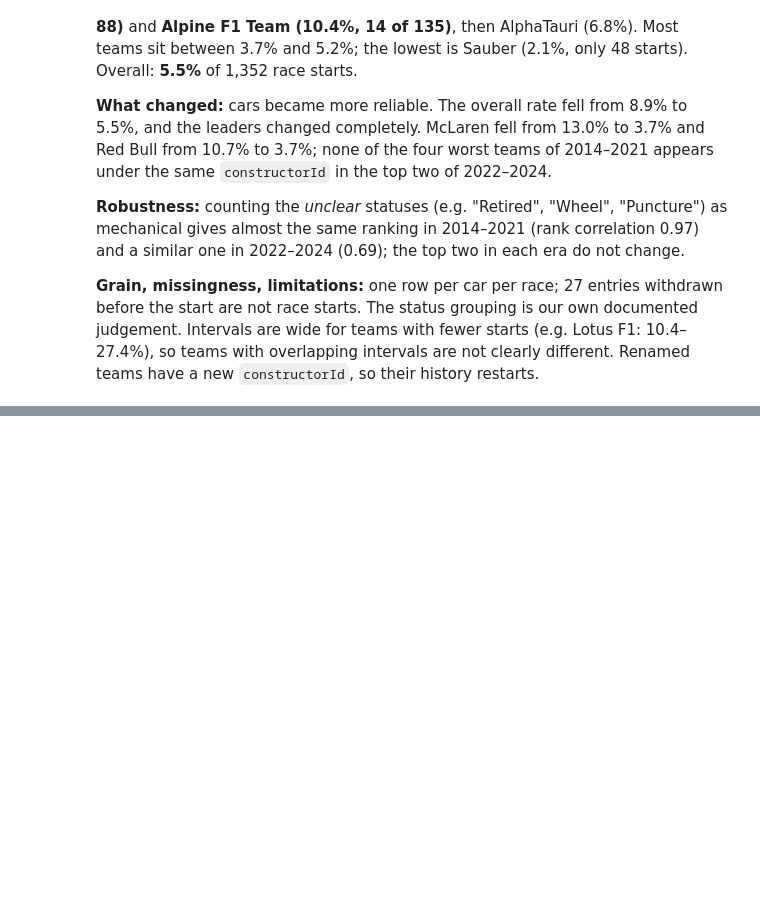
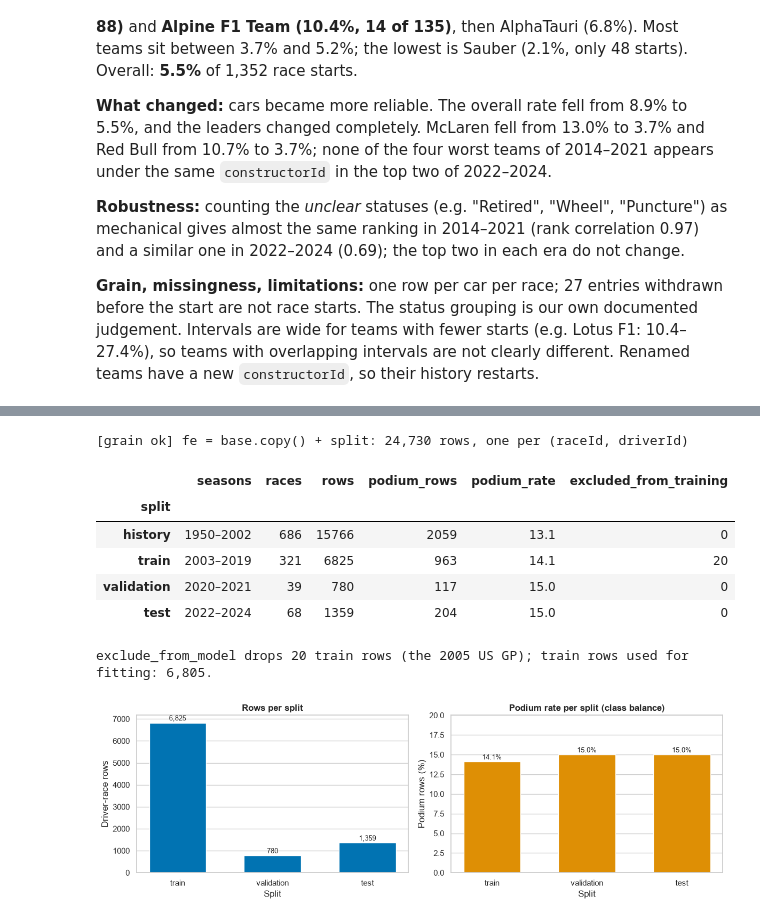
Before and after one commit to OmarOsama55/ACL_F1, a Jupyter notebook: notebooks/01_data_cleaning_audit.ipynb, the cells around one changed output, grey strips where cells are left out. Drawn from its saved outputs; the diff is of its cells as text; code cells hidden in the pictures; blank space fills up the shorter version.

Commit message:
Add Section 3: Feature Selection & Engineering

```diff
--- a/notebooks/01_data_cleaning_audit.ipynb
+++ b/notebooks/01_data_cleaning_audit.ipynb
@@ -3110,0 +3151,61 @@ plt.show()
+# %%
+# ── 10.1 Split by season · features are built on `fe`, a copy; `base` is never modified ─
+fe = base.copy()
+BASE_SHAPE, BASE_COLUMNS, BASE_FINGERPRINT = base.shape, list(base.columns), fingerprint(base)
+N_ROWS = len(base)
+
+FEATURE_COLS = []                    # the only columns a model may see (filled in as each group is built)
+HELPER_COLS = ["split"]              # added to fe but never a feature
+
+
+def check_grain(df: pd.DataFrame, label: str, unmatched: int | None = None) -> None:
+    """After every join: still one row per (raceId, driverId) and still N_ROWS rows."""
+    assert len(df) == N_ROWS, f"{label}: row count changed to {len(df)}"
+    assert not df.duplicated(["raceId", "driverId"]).any(), f"{label}: grain broken"
+    extra = "" if unmatched is None else f"; rows without a match: {unmatched:,}"
+    print(f"[grain ok] {label}: {len(df):,} rows, one per (raceId, driverId){extra}")
+
+
+SPLIT_ORDER = ["history", "train", "validation", "test"]
+fe["split"] = np.select([fe["year"] < 2003, fe["year"] <= 2019, fe["year"] <= 2021],
+                        ["history", "train", "validation"], default="test")
+check_grain(fe, "fe = base.copy() + split")
+
+split_table = (fe.groupby("split")
+               .agg(seasons=("year", lambda y: f"{y.min()}–{y.max()}"), races=("raceId", "nunique"),
+                    rows=("raceId", "size"), podium_rows=("podium", "sum"), podium_rate=("podium", "mean"))
+               .loc[SPLIT_ORDER])
+split_table["podium_rate"] = (100 * split_table["podium_rate"]).round(1)
+split_table["excluded_from_training"] = fe.groupby("split")["exclude_from_model"].sum().loc[SPLIT_ORDER]
+display(split_table)
+
+n_excluded_train = int((fe["exclude_from_model"] & fe["split"].eq("train")).sum())
+assert n_excluded_train == int(fe["exclude_from_model"].sum()), "an excluded row lies outside train"
+print(f"exclude_from_model drops {n_excluded_train} train rows (the 2005 US GP); "
+      f"train rows used for fitting: {int(split_table.loc['train', 'rows']) - n_excluded_train:,}.")
+
+parts = split_table.loc[["train", "validation", "test"]]
+pal = sns.color_palette("colorblind")
+fig, (ax1, ax2) = plt.subplots(1, 2, figsize=(12, 4))
+ax1.bar(parts.index, parts["rows"], color=pal[0], width=0.6)
+for x, v in enumerate(parts["rows"]):
+    ax1.annotate(f"{v:,}", (x, v), xytext=(0, 3), textcoords="offset points", ha="center", fontsize=9)
+ax1.set(title="Rows per split", xlabel="Split", ylabel="Driver-race rows")
+ax2.bar(parts.index, parts["podium_rate"], color=pal[1], width=0.6)
+for x, v in enumerate(parts["podium_rate"]):
+    ax2.annotate(f"{v:.1f}%", (x, v), xytext=(0, 3), textcoords="offset points", ha="center", fontsize=9)
+ax2.set(title="Podium rate per split (class balance)", xlabel="Split", ylabel="Podium rows (%)", ylim=(0, 20))
+for a in (ax1, ax2):
+    a.grid(axis="x", visible=False)
+plt.tight_layout()
+plt.show()
+# %% [output]
+[grain ok] fe = base.copy() + split: 24,730 rows, one per (raceId, driverId)
+|  | seasons | races | rows | podium_rows | podium_rate | excluded_from_training |
+| split |  |  |  |  |  |  |
+| history | 1950–2002 | 686 | 15766 | 2059 | 13.1 | 0 |
+| train | 2003–2019 | 321 | 6825 | 963 | 14.1 | 20 |
+| validation | 2020–2021 | 39 | 780 | 117 | 15.0 | 0 |
+| test | 2022–2024 | 68 | 1359 | 204 | 15.0 | 0 |
+exclude_from_model drops 20 train rows (the 2005 US GP); train rows used for fitting: 6,805.
+[figure, added]
```
Also changed, not shown: parts of 77 cells of this notebook.
